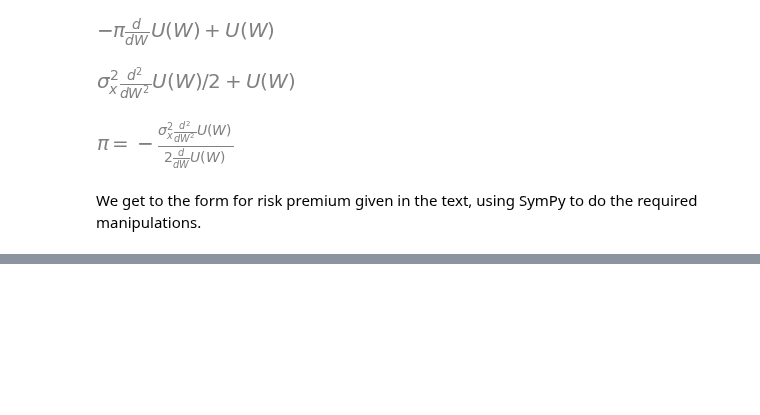
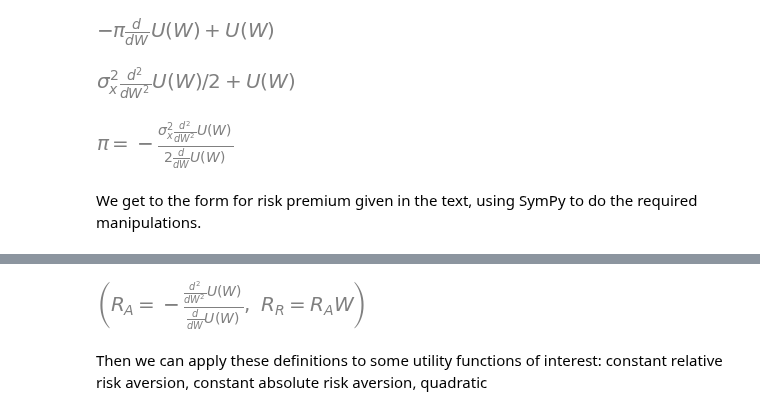
Before and after one commit to mattmcd/PyBayes, a Jupyter notebook: scripts/qfe_20220221.ipynb, the cells around one changed output, grey strips where cells are left out. Saved outputs shown, nothing was run; the diff lists cells and outputs as text; code cells hidden in the pictures; blank space fills up the shorter version.

```diff
--- a/scripts/qfe_20220221.ipynb
+++ b/scripts/qfe_20220221.ipynb
@@ -92,7 +92,7 @@ parameters, assuming that the cost to enter the bet is given by the fair value o
 the number crops up in expressions.)
 # %%
 # General form
-W, c, pi = sp.symbols('W, c, pi', real=True)
+W, c, pis = sp.symbols('W, c, pi', real=True)
 # Solve for cost
 sp.Eq(c, sp.solve(Expected(X - c), c)[0].collect([k1, k2]))
 # %% [output]
@@ -112,7 +112,7 @@ sp.Eq(Us(W - pi), Expected(Us(W + x)))
 # %% [output]
 [figure]
 # %%
-lhs = sp.series(Us(W - pi), pi, n=2).removeO().simplify()
+lhs = sp.series(Us(W - pis), pis, n=2).removeO().simplify()
 lhs
 # %% [output]
 [figure]
@@ -125,7 +125,8 @@ rhs
 # %% [output]
 [figure]
 # %%
-sp.Eq(pi, sp.solve(lhs - rhs, pi)[0])
+pi = sp.solve(lhs - rhs, pis)[0]
+sp.Eq(pis, pi)
 # %% [output]
 [figure]
 # %% [markdown]
@@ -132,0 +138,11 @@ We get to the form for risk premium given in the text, using SymPy to do the req
+# %%
+Ras, Rrs = sp.symbols('R_A R_R', positive=True)
+Ra = pi/(sigma_sq_x/2)
+Rr = W*Ras
+Rau = lambda U: Ra.subs(Us(W), U).simplify().powsimp()
+sp.Eq(Ras, Ra), sp.Eq(Rrs, Rr)
+# %% [output]
+[figure, added]
+# %% [markdown]
+Then we can apply these definitions to some utility functions of interest: constant relative risk aversion,
+constant absolute risk aversion, quadratic
```
Also changed, not shown: parts of 15 cells of this notebook.
